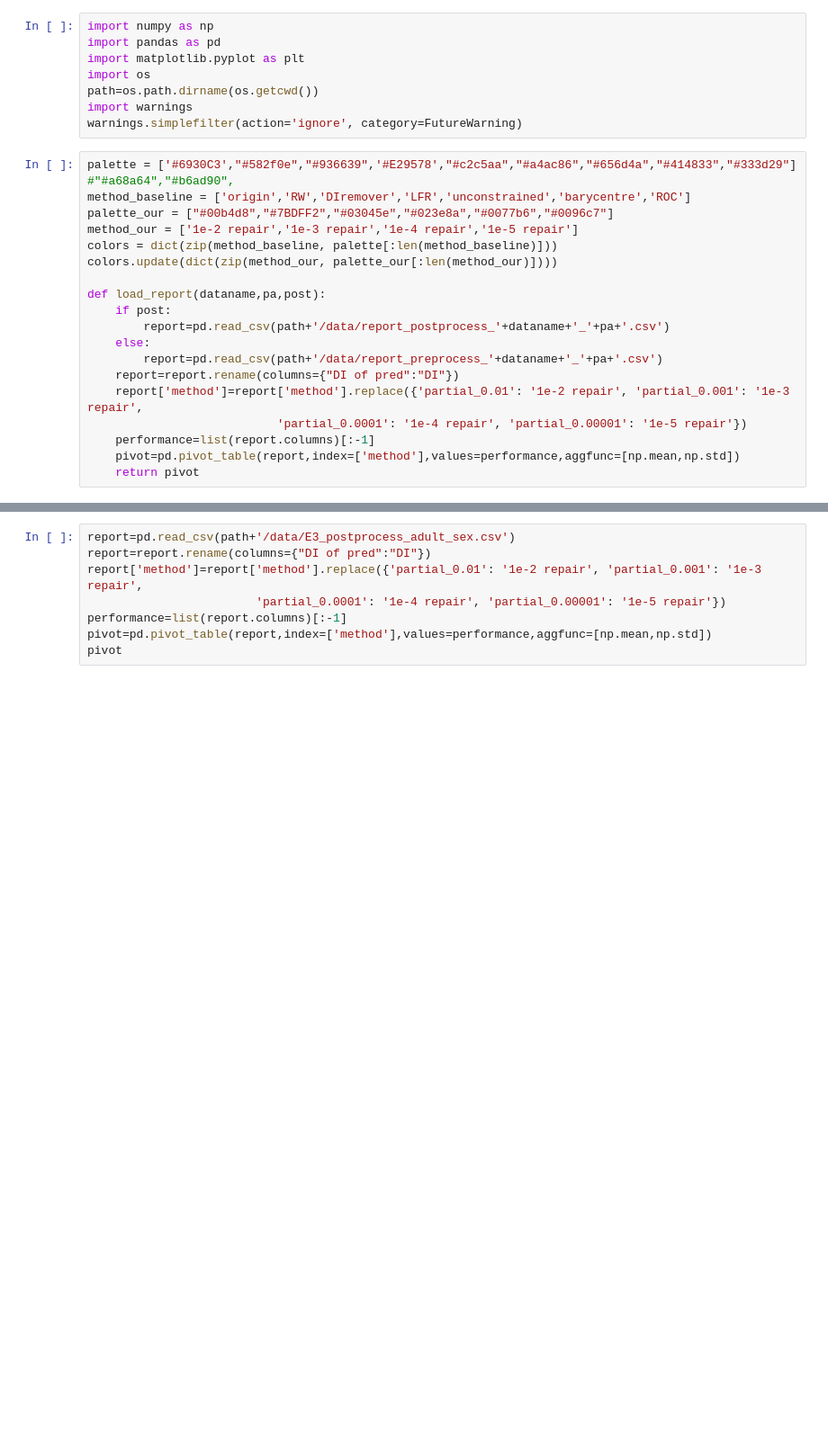
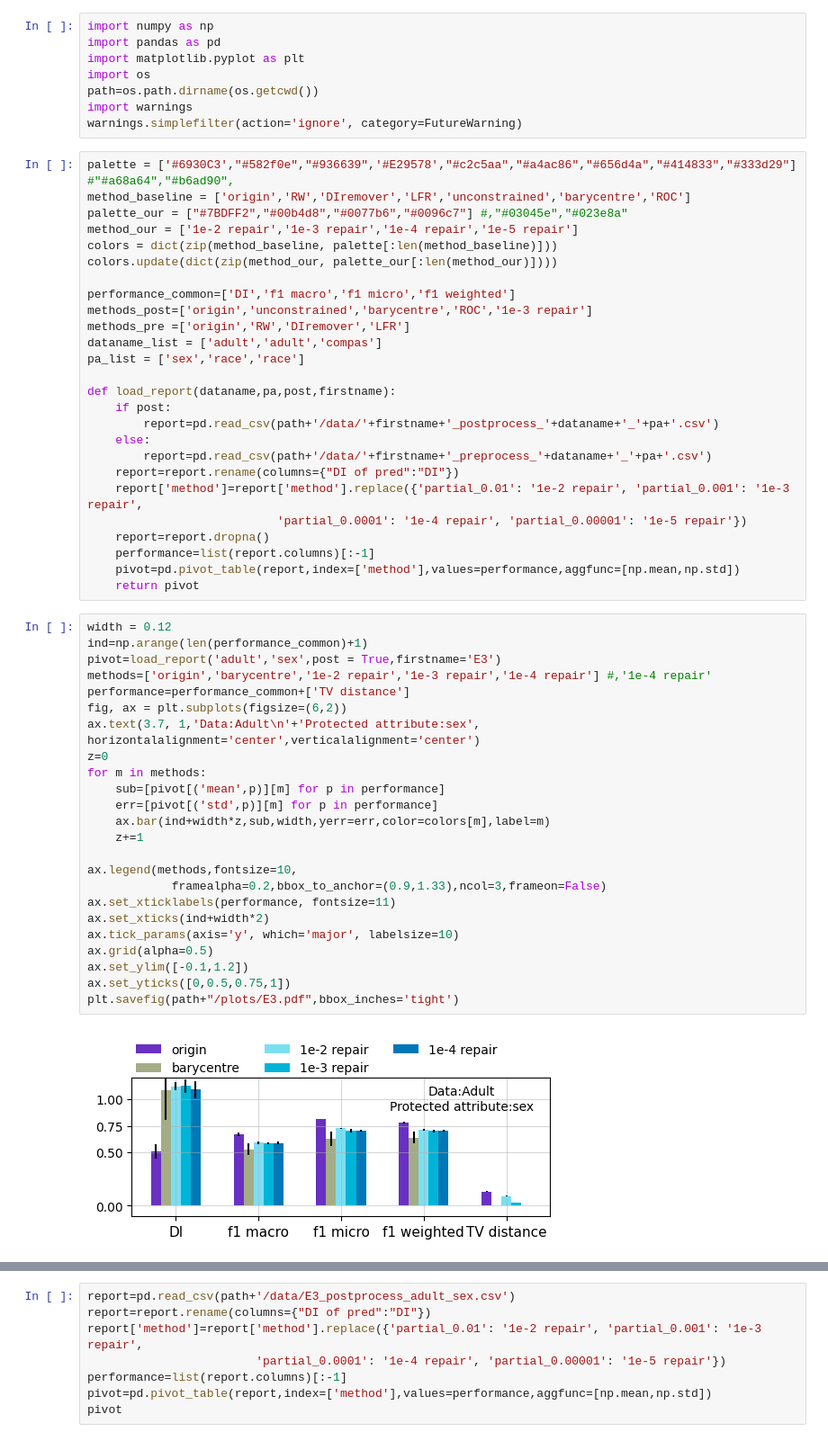
Before and after one commit to Quan-Zhou/OT_Debiasing, a Jupyter notebook: plots/plots_E2.ipynb, the cells around one changed output, grey strips where cells are left out. Shown at 90% size. Cells and saved outputs as stored; diff of their text form; blank space fills up the shorter version.

```diff
--- a/plots/plots_E2.ipynb
+++ b/plots/plots_E2.ipynb
@@ -9,20 +9,53 @@ warnings.simplefilter(action='ignore', category=FutureWarning)
 # %%
 palette = ['#6930C3',"#582f0e","#936639",'#E29578',"#c2c5aa","#a4ac86","#656d4a","#414833","#333d29"] #"#a68a64","#b6ad90",
 method_baseline = ['origin','RW','DIremover','LFR','unconstrained','barycentre','ROC']
-palette_our = ["#00b4d8","#7BDFF2","#03045e","#023e8a","#0077b6","#0096c7"]
+palette_our = ["#7BDFF2","#00b4d8","#0077b6","#0096c7"] #,"#03045e","#023e8a"
 method_our = ['1e-2 repair','1e-3 repair','1e-4 repair','1e-5 repair']
 colors = dict(zip(method_baseline, palette[:len(method_baseline)]))
 colors.update(dict(zip(method_our, palette_our[:len(method_our)])))
 
-def load_report(dataname,pa,post):
+performance_common=['DI','f1 macro','f1 micro','f1 weighted']
+methods_post=['origin','unconstrained','barycentre','ROC','1e-3 repair']
+methods_pre =['origin','RW','DIremover','LFR']
+dataname_list = ['adult','adult','compas']
+pa_list = ['sex','race','race']
+
+def load_report(dataname,pa,post,firstname):
     if post:
-        report=pd.read_csv(path+'/data/report_postprocess_'+dataname+'_'+pa+'.csv')
+        report=pd.read_csv(path+'/data/'+firstname+'_postprocess_'+dataname+'_'+pa+'.csv')
     else:
-        report=pd.read_csv(path+'/data/report_preprocess_'+dataname+'_'+pa+'.csv')
+        report=pd.read_csv(path+'/data/'+firstname+'_preprocess_'+dataname+'_'+pa+'.csv')
     report=report.rename(columns={"DI of pred":"DI"})
     report['method']=report['method'].replace({'partial_0.01': '1e-2 repair', 'partial_0.001': '1e-3 repair',
                            'partial_0.0001': '1e-4 repair', 'partial_0.00001': '1e-5 repair'})
+    report=report.dropna()
     performance=list(report.columns)[:-1]
     pivot=pd.pivot_table(report,index=['method'],values=performance,aggfunc=[np.mean,np.std])
     return pivot
+# %%
+width = 0.12
+ind=np.arange(len(performance_common)+1)
+pivot=load_report('adult','sex',post = True,firstname='E3')
+methods=['origin','barycentre','1e-2 repair','1e-3 repair','1e-4 repair'] #,'1e-4 repair'
+performance=performance_common+['TV distance']
+fig, ax = plt.subplots(figsize=(6,2))
+ax.text(3.7, 1,'Data:Adult\n'+'Protected attribute:sex', horizontalalignment='center',verticalalignment='center')
+z=0
+for m in methods:
+    sub=[pivot[('mean',p)][m] for p in performance]
+    err=[pivot[('std',p)][m] for p in performance]
+    ax.bar(ind+width*z,sub,width,yerr=err,color=colors[m],label=m)
+    z+=1
+
+ax.legend(methods,fontsize=10,
+            framealpha=0.2,bbox_to_anchor=(0.9,1.33),ncol=3,frameon=False)
+ax.set_xticklabels(performance, fontsize=11)
+ax.set_xticks(ind+width*2)
+ax.tick_params(axis='y', which='major', labelsize=10)
+ax.grid(alpha=0.5)
+ax.set_ylim([-0.1,1.2])
+ax.set_yticks([0,0.5,0.75,1])
+plt.savefig(path+"/plots/E3.pdf",bbox_inches='tight')
+# %% [output]
+[figure, added]
 # %%
```
Also changed, not shown: parts of 2 cells of this notebook, 8 other files.
